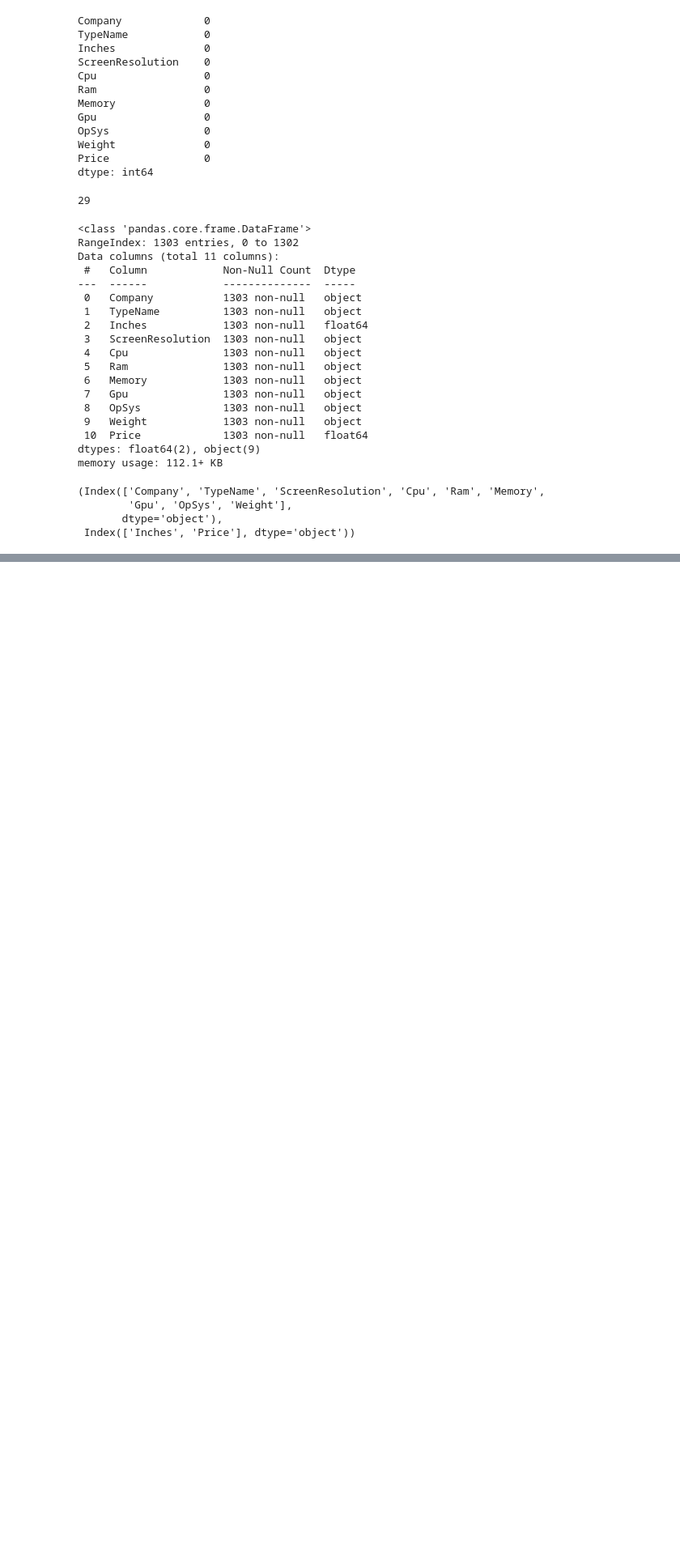
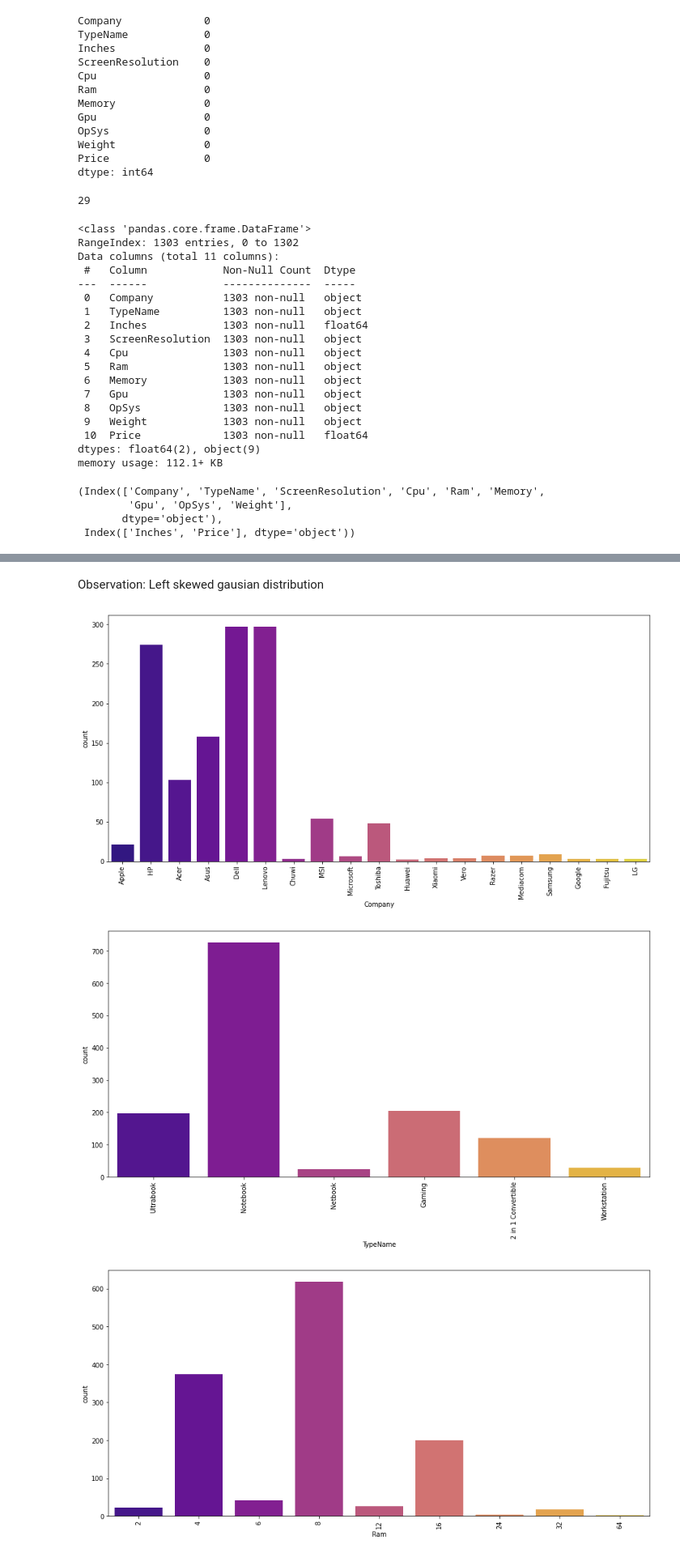
Before and after one commit to Braj-Bhooshan/Projects, a Jupyter notebook: Laptop price pridiction/Laptop_price_prediction.ipynb, the cells around one changed output, grey strips where cells are left out. Shown at 81% size. Saved outputs shown, nothing was run; the diff lists cells and outputs as text; code cells hidden in the pictures; blank space fills up the shorter version.

```diff
--- a/Laptop price pridiction/Laptop_price_prediction.ipynb
+++ b/Laptop price pridiction/Laptop_price_prediction.ipynb
@@ -76,3 +79,14 @@ catvars, numvars
         'Gpu', 'OpSys', 'Weight'],
        dtype='object'),
  Index(['Inches', 'Price'], dtype='object'))
+# %%
+def uniquevals(col):
+    print(f'Details of the particular col {col} is : {df[col].unique()}')
+
+def valuecounts(col):
+          print(f'Valuecounts of the particular col {col} is : {df[col].value_counts()}')
+
+
+for col in df.columns:
+                uniquevals(col)
+                print("-"*75)
@@ -78,0 +165,18 @@ catvars, numvars
+# %% [markdown]
+Observation: Left skewed gausian distribution
+# %%
+## ploting countplots for the categorical variables
+
+def drawplot(col):
+    plt.figure(figsize=(15,7))
+    sns.countplot(df[col],palette='plasma')
+    plt.xticks(rotation='vertical')
+
+
+toview = ['Company','TypeName','Ram','OpSys']
+for col in toview:
+    drawplot(col)
+# %% [output]
+[figure, added]
+[figure, added]
+[figure, added]
```
Also changed, not shown: parts of 10 cells of this notebook.
